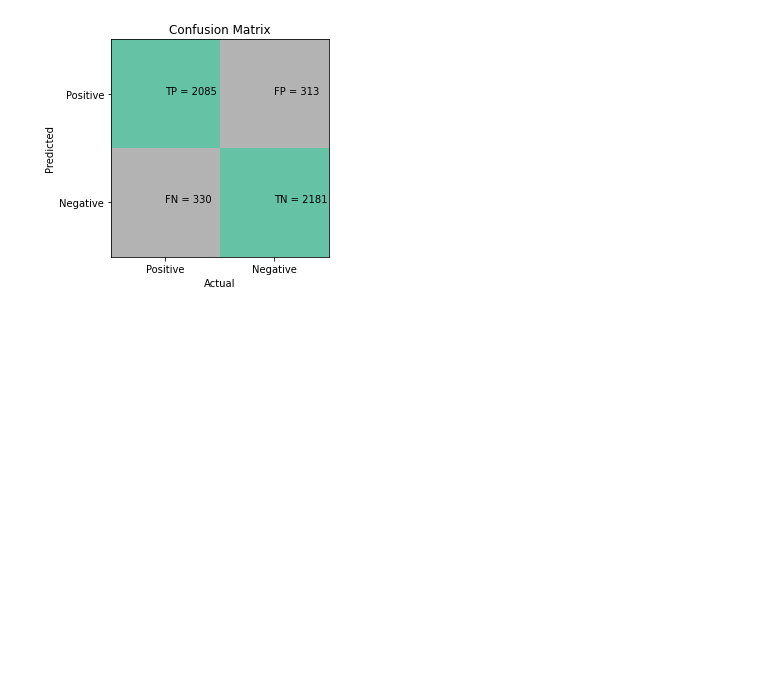
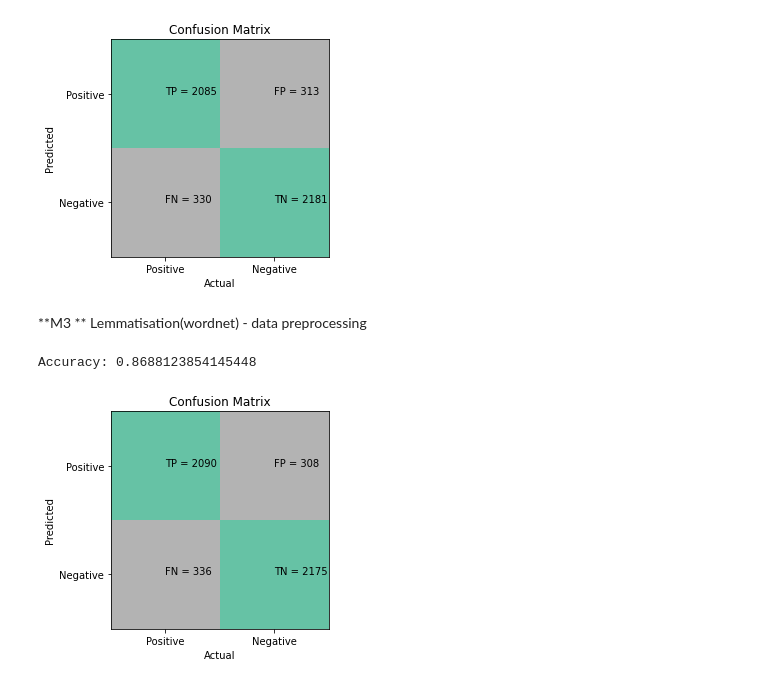
Before and after one commit to YazCodes/Sentiment-Analysis-Twitter, a Jupyter notebook: SentimentAnalysisTwitter.ipynb, the cells around one changed output. Cells and saved outputs as stored; diff of their text form; code cells hidden in the pictures; blank space fills up the shorter version.

```diff
--- a/SentimentAnalysisTwitter.ipynb
+++ b/SentimentAnalysisTwitter.ipynb
@@ -230,13 +231,23 @@ print(f'testing data set size: {len(X_val_text)}')
 
 # use tokenised text
 X_train_tokenised_text, X_val_tokenised_text, y_train, y_val = train_test_split(df['Tokenised_Text'], df['Sentiment'], test_size=0.3, random_state=100)
-print(f'training data set size: {len(X_train_tokenised_text)}')
-print(f'testing data set size: {len(X_val_tokenised_text)}')
+print(f'token training data set size: {len(X_train_tokenised_text)}')
+print(f'token testing data set size: {len(X_val_tokenised_text)}')
 
 # use lemmatised text
 X_train_lemmatised_text, X_val_lemmatised_text, y_train, y_val = train_test_split(df['Lemmatised_Text'], df['Sentiment'], test_size=0.3, random_state=100)
-print(f'training data set size: {len(X_train_lemmatised_text)}')
-print(f'testing data set size: {len(X_val_lemmatised_text)}')
+print(f'lemmatised training data set size: {len(X_train_lemmatised_text)}')
+print(f'lemmatised testing data set size: {len(X_val_lemmatised_text)}')
+
+# use non-punctuation text
+X_train_no_Punctuation, X_val_no_Punctuation, y_train, y_val = train_test_split(df['no_Punctuation'], df['Sentiment'], test_size=0.3, random_state=100)
+print(f'non-punctuation training data set size: {len(X_train_no_Punctuation)}')
+print(f'non-punctuation testing data set size: {len(X_val_no_Punctuation)}')
+
+#Stemmed text
+X_train_stemmed_sentences, X_val_stemmed_sentences, y_train, y_val = train_test_split(df['stemmed_sentences'], df['Sentiment'], test_size=0.3, random_state=100)
+print(f'stemmed sentences training data set size: {len(X_train_stemmed_sentences)}')
+print(f'stemmed sentences testing data set size: {len(X_val_stemmed_sentences)}')
 # %% [output]
 training data set size: 11454
 testing data set size: 4909
@@ -331,3 +351,21 @@ model = get_svm_predictions(X_train, X_val, y_train, y_val)
 # %% [output]
 Accuracy: 0.8690160928906091
 [figure]
+# %% [markdown]
+**M3 **
+Lemmatisation(wordnet) - data preprocessing
+# %%
+# Data preprocessing - lower casing, punctuation removal, lemmatisation(WordNet)
+# Features - tf-idf vector (1-grams)
+
+vectorizer = TfidfVectorizer()  # default: lowercase=True, ngram_range=(1,1)
+vectorizer.fit(X_train_lemmatised_text)
+
+# convert train and test text data to numeric vectors
+X_train = vectorizer.transform(X_train_lemmatised_text)
+X_val = vectorizer.transform(X_val_lemmatised_text)
+
+model = get_svm_predictions(X_train, X_val, y_train, y_val)
+# %% [output]
+Accuracy: 0.8688123854145448
+[figure, added]
```
Also changed, not shown: parts of 18 cells of this notebook.
